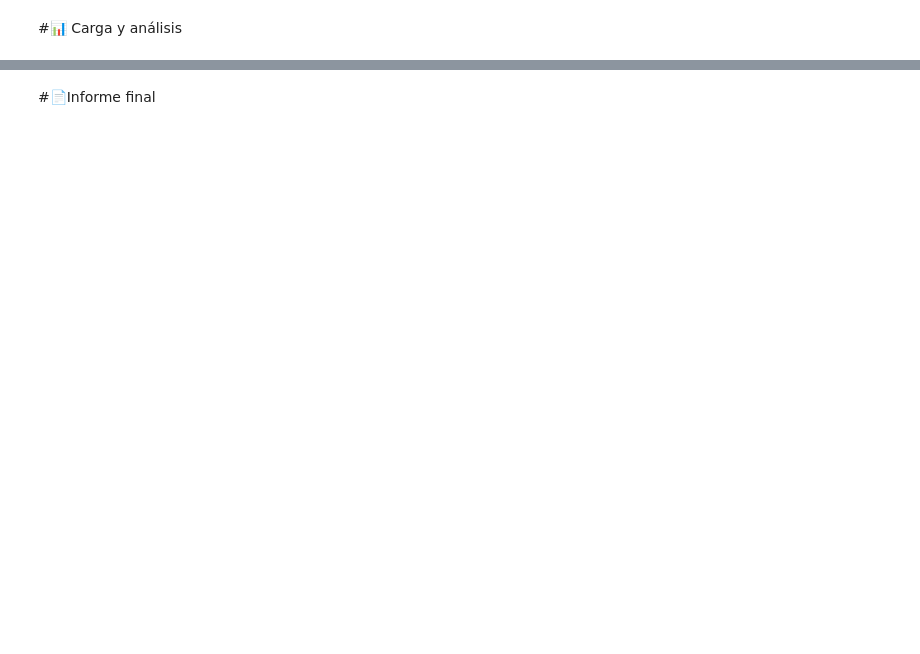
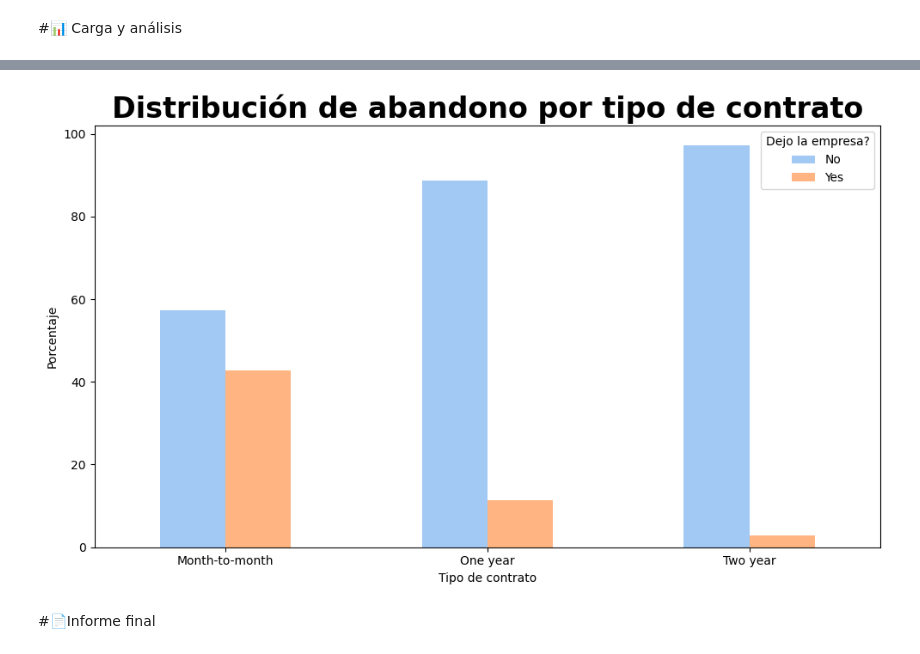
Before and after one commit to FeloCR12/Challenge_Telecom_X, a Jupyter notebook: TelecomX_LATAM.ipynb, the cells around one changed output, grey strips where cells are left out. Drawn from its saved outputs; the diff is of its cells as text; code cells hidden in the pictures; blank space fills up the shorter version.

```diff
--- a/TelecomX_LATAM.ipynb
+++ b/TelecomX_LATAM.ipynb
@@ -205,2 +461,17 @@ df_normalizado
+# %%
+#Distribución de abandono por
+
+metodo_pago = (pd.crosstab(df_normalizado['Tipo_contrato'], df_normalizado['Dejo_la_empresa?'], normalize = 'index') * 100).round(2)
+metodo_pago.plot(kind = 'bar', figsize = (10,6), color = sns.color_palette('pastel'))
+
+plt.title('Distribución de abandono por tipo de contrato', fontsize = 24, fontweight = 'bold')
+plt.ylabel('Porcentaje')
+plt.xlabel('Tipo de contrato')
+plt.xticks(rotation = 0)
+plt.legend(title = 'Dejo la empresa?')
+plt.tight_layout()
+plt.show()
+# %% [output]
+[figure, added]
 # %% [markdown]
 #📄Informe final
```
Also changed, not shown: parts of 26 cells of this notebook.
